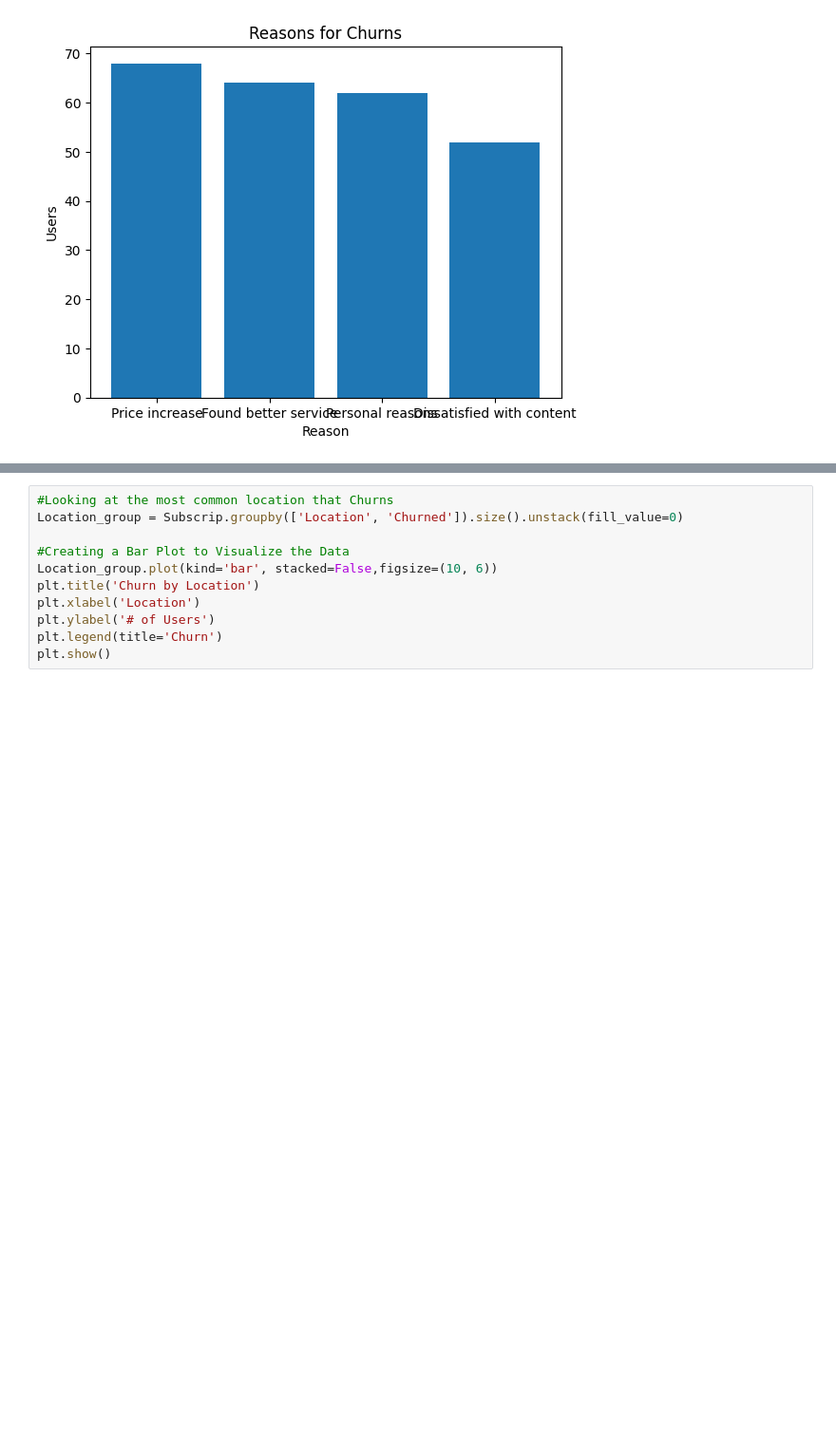
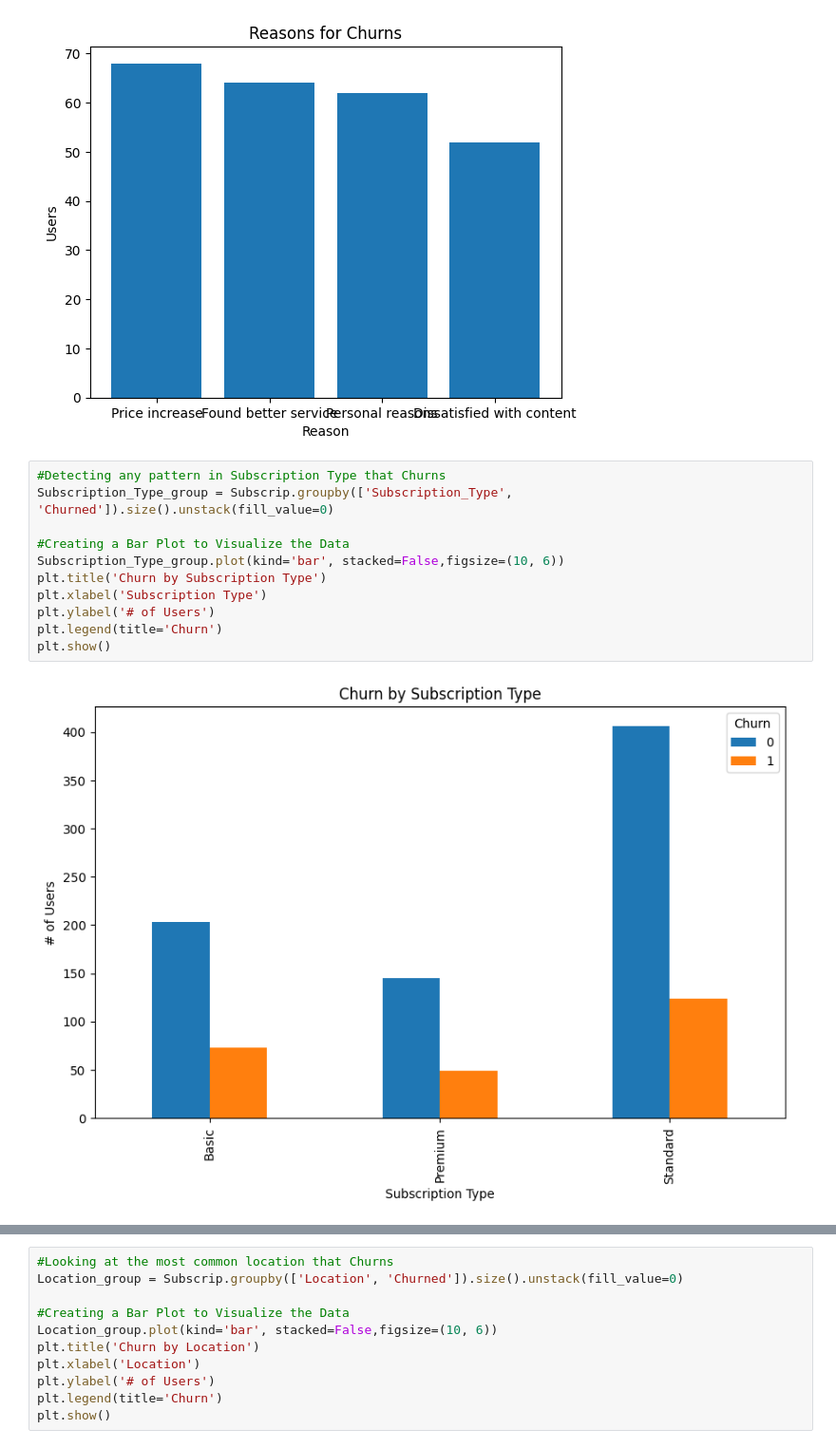
Before and after one commit to ayubsyed/Assignement1-EDA, a Jupyter notebook: Code.ipynb, the cells around one changed output, grey strips where cells are left out. Shown at 95% size. Drawn from its saved outputs; the diff is of its cells as text; blank space fills up the shorter version.

```diff
--- a/Code.ipynb
+++ b/Code.ipynb
@@ -217,3 +218,16 @@ plt.ylabel('Users')
 plt.show()
 # %% [output]
 [figure]
+# %%
+#Detecting any pattern in Subscription Type that Churns
+Subscription_Type_group = Subscrip.groupby(['Subscription_Type', 'Churned']).size().unstack(fill_value=0)
+
+#Creating a Bar Plot to Visualize the Data
+Subscription_Type_group.plot(kind='bar', stacked=False,figsize=(10, 6))
+plt.title('Churn by Subscription Type')
+plt.xlabel('Subscription Type')
+plt.ylabel('# of Users')
+plt.legend(title='Churn')
+plt.show()
+# %% [output]
+[figure, added]
```
Also changed, not shown: parts of 5 cells of this notebook.
